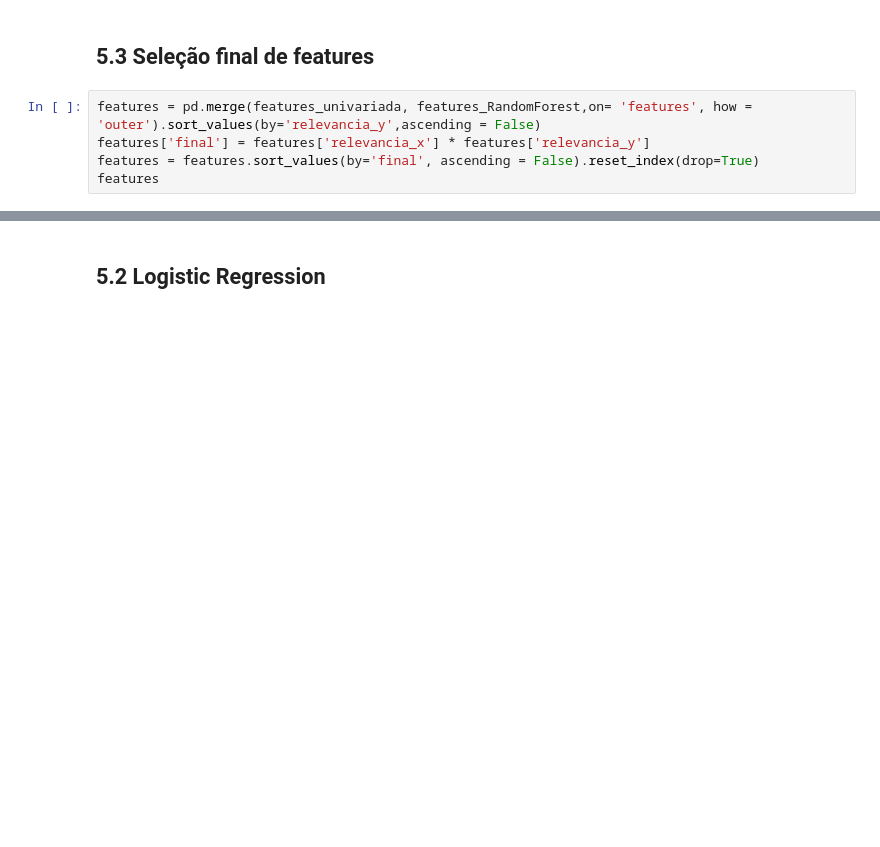
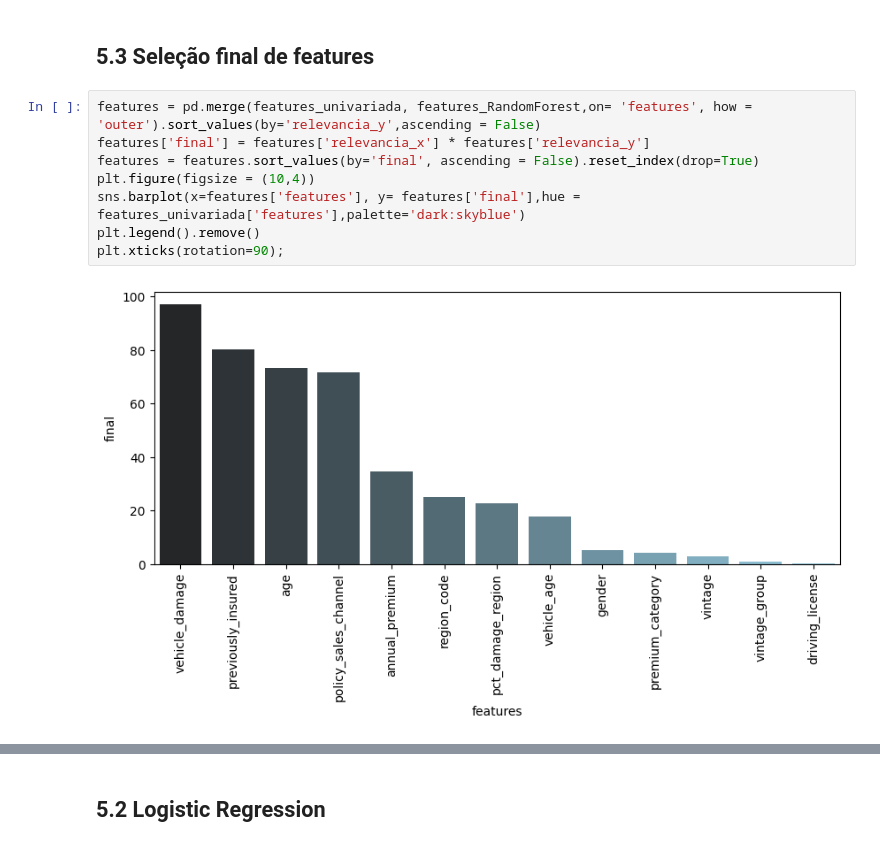
Before and after one commit to RafaelLuckner/Propensao_Compra, a Jupyter notebook: notebooks/propensao_projeto.ipynb, the cells around one changed output, grey strips where cells are left out. Drawn from its saved outputs; the diff is of its cells as text; blank space fills up the shorter version.

```diff
--- a/notebooks/propensao_projeto.ipynb
+++ b/notebooks/propensao_projeto.ipynb
@@ -800,5 +824,10 @@ features_RandomForest
 # %%
 features = pd.merge(features_univariada, features_RandomForest,on= 'features', how = 'outer').sort_values(by='relevancia_y',ascending = False)
 features['final'] = features['relevancia_x'] * features['relevancia_y']
 features = features.sort_values(by='final', ascending = False).reset_index(drop=True)
-features
+plt.figure(figsize = (10,4))
+sns.barplot(x=features['features'], y= features['final'],hue = features_univariada['features'],palette='dark:skyblue')
+plt.legend().remove()
+plt.xticks(rotation=90);
+# %% [output]
+[figure, added]
```
Also changed, not shown: parts of 21 cells of this notebook, 5 other files.
